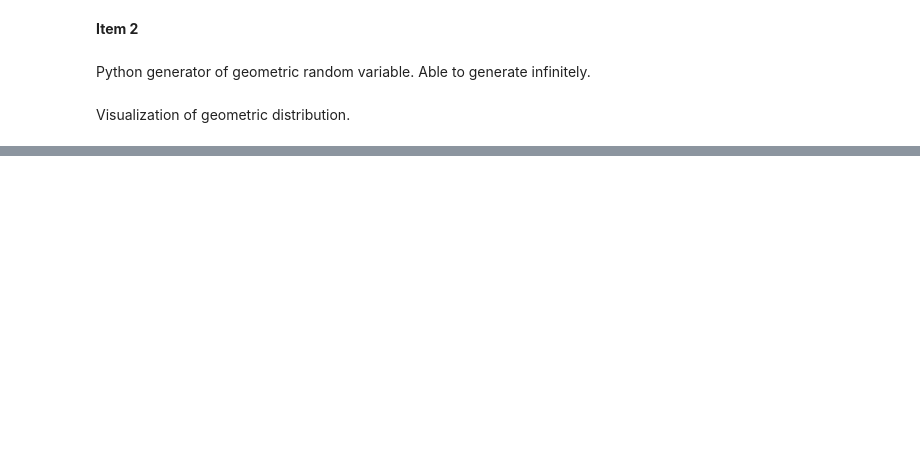
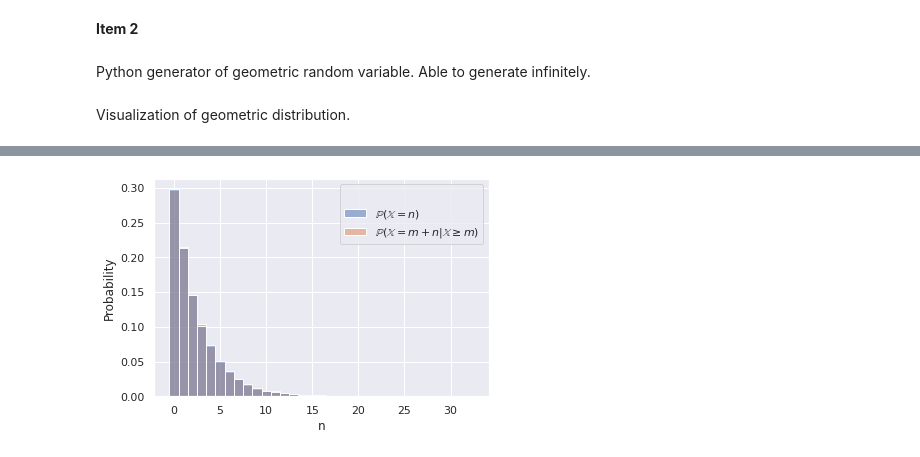
Before and after one commit to Evgurov/stochasic_prac, a Jupyter notebook: main.ipynb, the cells around one changed output, grey strips where cells are left out. Drawn from its saved outputs; the diff is of its cells as text; code cells hidden in the pictures; blank space fills up the shorter version.

```diff
--- a/main.ipynb
+++ b/main.ipynb
@@ -64,13 +70,16 @@ Representation of geometric distribution memoryless property:  $\mathbb{P}(\math
 (Previous cell execution required)
 # %%
-m = 3
+m = 5
 
 values[" "] = r'$\mathbb{P}(\mathbb{X} = n)$'
 
 cutted_values = {"n" : [value - m for value in values["n"] if value >= m]}
 cutted_values[" "] = r"$\mathbb{P}(\mathbb{X} = m + n | \mathbb{X} \geq m)$"
 
 df_new_values = pd.concat([pd.DataFrame(values), pd.DataFrame(cutted_values)], ignore_index = True)
 
 sns.set_theme()
-sns.displot(data = df_new_values, x = "n", hue = " ", discrete = True, stat = 'probability', common_norm = False)
+sns.histplot(data = df_new_values, x = "n", hue = " ", discrete = True, stat = "probability", common_norm = False)
+del n, p, gg, values, cutted_values, df_new_values
+# %% [output]
+[figure, added]
```
Also changed, not shown: parts of 7 cells of this notebook.
